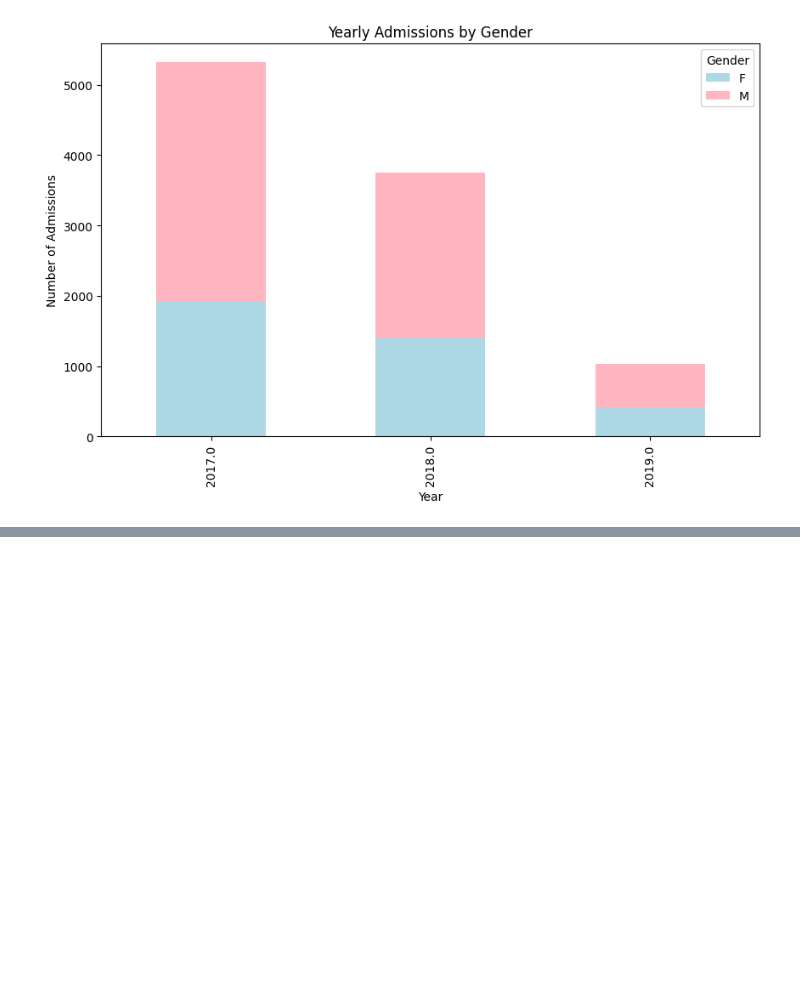
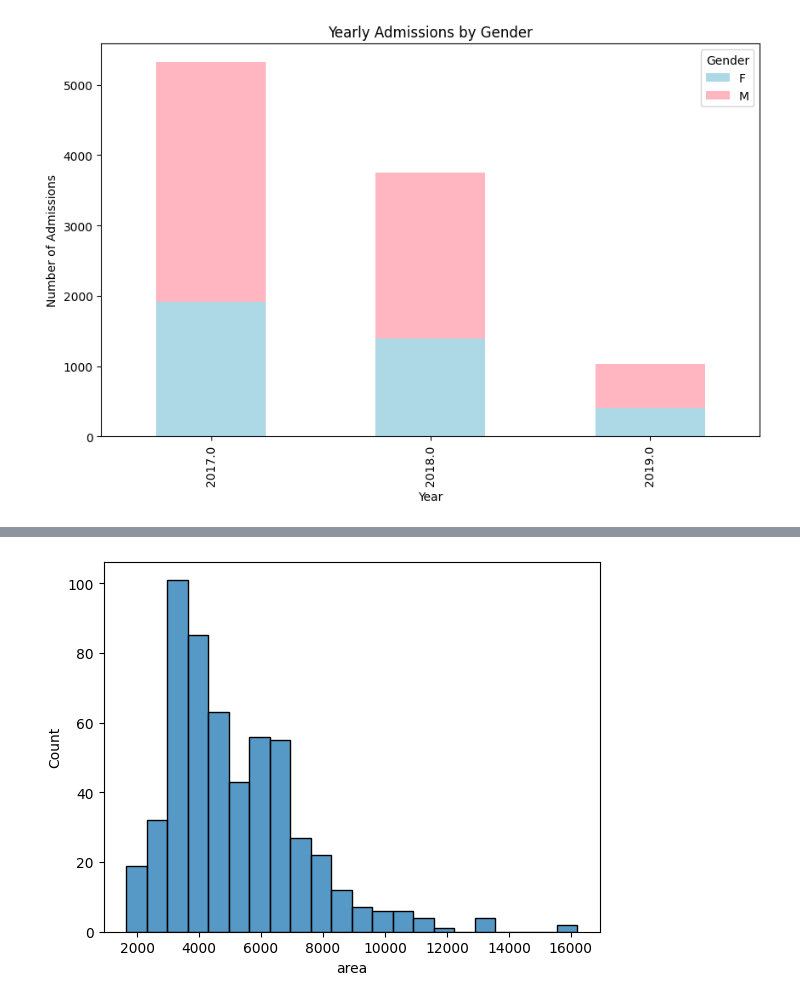
Before and after one commit to PratikshaShelke24/data-science, a Jupyter notebook: EDApratices.ipynb, the cells around one changed output, grey strips where cells are left out. Saved outputs shown, nothing was run; the diff lists cells and outputs as text; code cells hidden in the pictures; blank space fills up the shorter version.

```diff
--- a/EDApratices.ipynb
+++ b/EDApratices.ipynb
@@ -178,0 +185,4 @@ df_cleaned = df.dropna(subset=['D.O.A'])
+# %%
+
+# Load dataset
+data = pd.read_csv("Housing.csv")
@@ -178,0 +231,5 @@ df_cleaned = df.dropna(subset=['D.O.A'])
+# %%
+sns.histplot(data['area'])
+plt.show()
+# %% [output]
+[figure, added]
```
Also changed, not shown: parts of 12 cells of this notebook.
